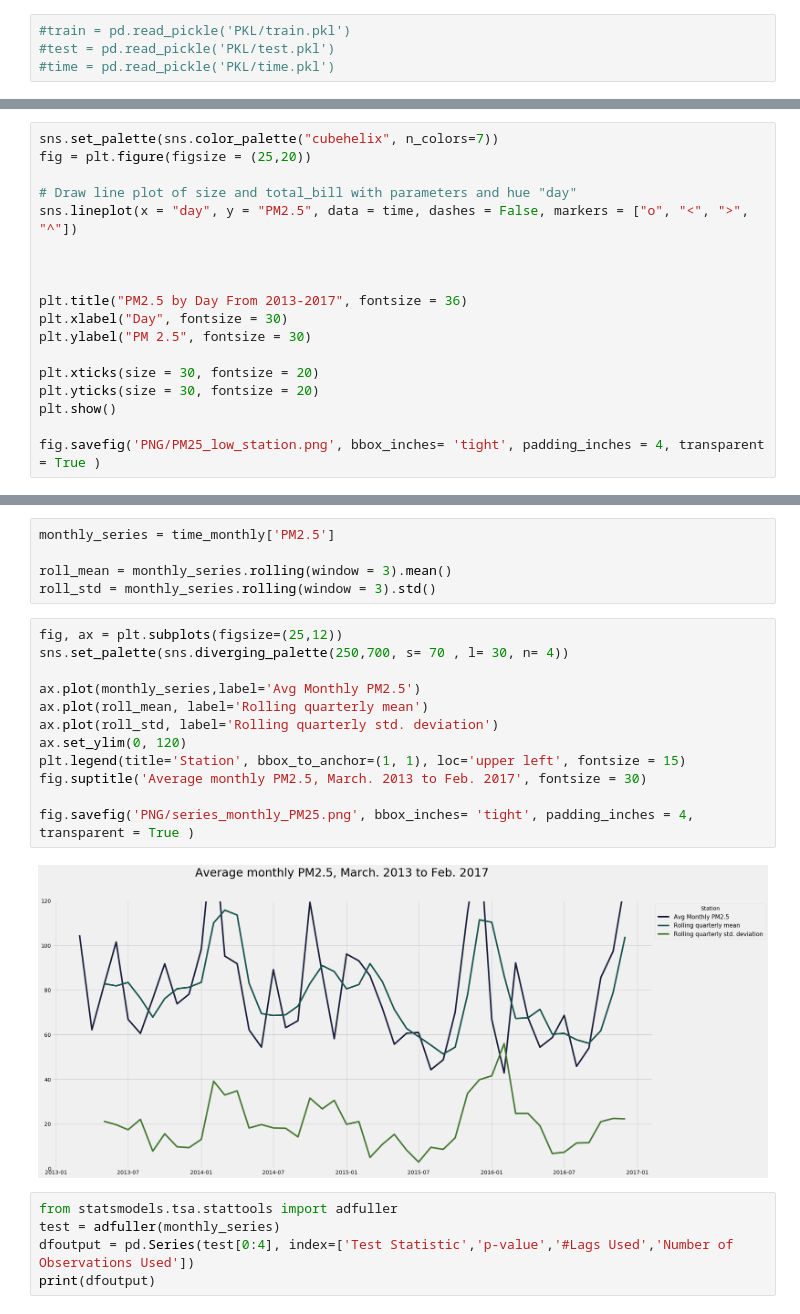
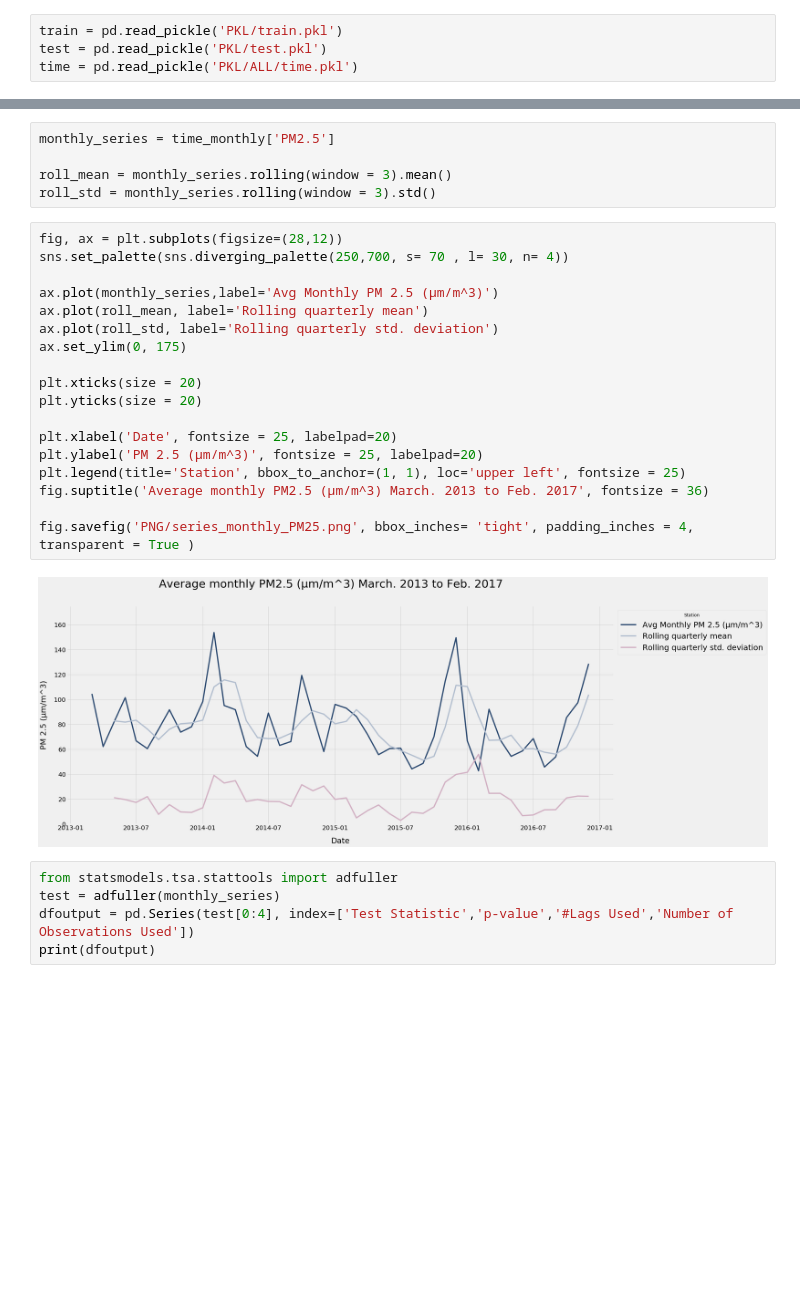
Before and after one commit to dolcikey/TimeSeriesForecasting_BeijingAirQuality, a Jupyter notebook: 002_EDA.ipynb, the cells around one changed output, grey strips where cells are left out. Cells and saved outputs as stored; diff of their text form; blank space fills up the shorter version.

```diff
--- a/002_EDA.ipynb
+++ b/002_EDA.ipynb
@@ -25,9 +28,9 @@ sns.set_palette(sns.diverging_palette(250,700, s= 70 , l= 10, n= 12))
 # %% [markdown]
 ## Read in Data from Cleaning Set
 # %%
-#train = pd.read_pickle('PKL/train.pkl')
-#test = pd.read_pickle('PKL/test.pkl')
-#time = pd.read_pickle('PKL/time.pkl')
+train = pd.read_pickle('PKL/train.pkl')
+test = pd.read_pickle('PKL/test.pkl')
+time = pd.read_pickle('PKL/ALL/time.pkl')
 # %%
 # Set date in time full data frame additional to index
 
@@ -144,18 +146,0 @@ fig.savefig('PNG/PM25_low_station.png', bbox_inches= 'tight', padding_inches = 4
-# %%
-sns.set_palette(sns.color_palette("cubehelix", n_colors=7))
-fig = plt.figure(figsize = (25,20))
-
-# Draw line plot of size and total_bill with parameters and hue "day"
-sns.lineplot(x = "day", y = "PM2.5", data = time, dashes = False, markers = ["o", "<", ">", "^"])
-
-
-
-plt.title("PM2.5 by Day From 2013-2017", fontsize = 36)
-plt.xlabel("Day", fontsize = 30)
-plt.ylabel("PM 2.5", fontsize = 30)
-
-plt.xticks(size = 30, fontsize = 20)
-plt.yticks(size = 30, fontsize = 20)
-plt.show()
-
-fig.savefig('PNG/PM25_low_station.png', bbox_inches= 'tight', padding_inches = 4, transparent = True )
@@ -181,19 +214,25 @@ monthly_series = time_monthly['PM2.5']
 roll_mean = monthly_series.rolling(window = 3).mean()
 roll_std = monthly_series.rolling(window = 3).std()
 # %%
-fig, ax = plt.subplots(figsize=(25,12))
+fig, ax = plt.subplots(figsize=(28,12))
 sns.set_palette(sns.diverging_palette(250,700, s= 70 , l= 30, n= 4))
 
-ax.plot(monthly_series,label='Avg Monthly PM2.5')
+ax.plot(monthly_series,label='Avg Monthly PM 2.5 (μm/m^3)')
 ax.plot(roll_mean, label='Rolling quarterly mean')
 ax.plot(roll_std, label='Rolling quarterly std. deviation')
-ax.set_ylim(0, 120)
-plt.legend(title='Station', bbox_to_anchor=(1, 1), loc='upper left', fontsize = 15)
-fig.suptitle('Average monthly PM2.5, March. 2013 to Feb. 2017', fontsize = 30)
+ax.set_ylim(0, 175)
+
+plt.xticks(size = 20)
+plt.yticks(size = 20)
+
+plt.xlabel('Date', fontsize = 25, labelpad=20)
+plt.ylabel('PM 2.5 (μm/m^3)', fontsize = 25, labelpad=20)
+plt.legend(title='Station', bbox_to_anchor=(1, 1), loc='upper left', fontsize = 25)
+fig.suptitle('Average monthly PM2.5 (μm/m^3) March. 2013 to Feb. 2017', fontsize = 36)
 
 fig.savefig('PNG/series_monthly_PM25.png', bbox_inches= 'tight', padding_inches = 4, transparent = True )
 # %% [output]
-[figure, old version]
+[figure, new version]
 # %%
 from statsmodels.tsa.stattools import adfuller
 test = adfuller(monthly_series)
```
Also changed, not shown: parts of 11 cells of this notebook, 18 other files.
